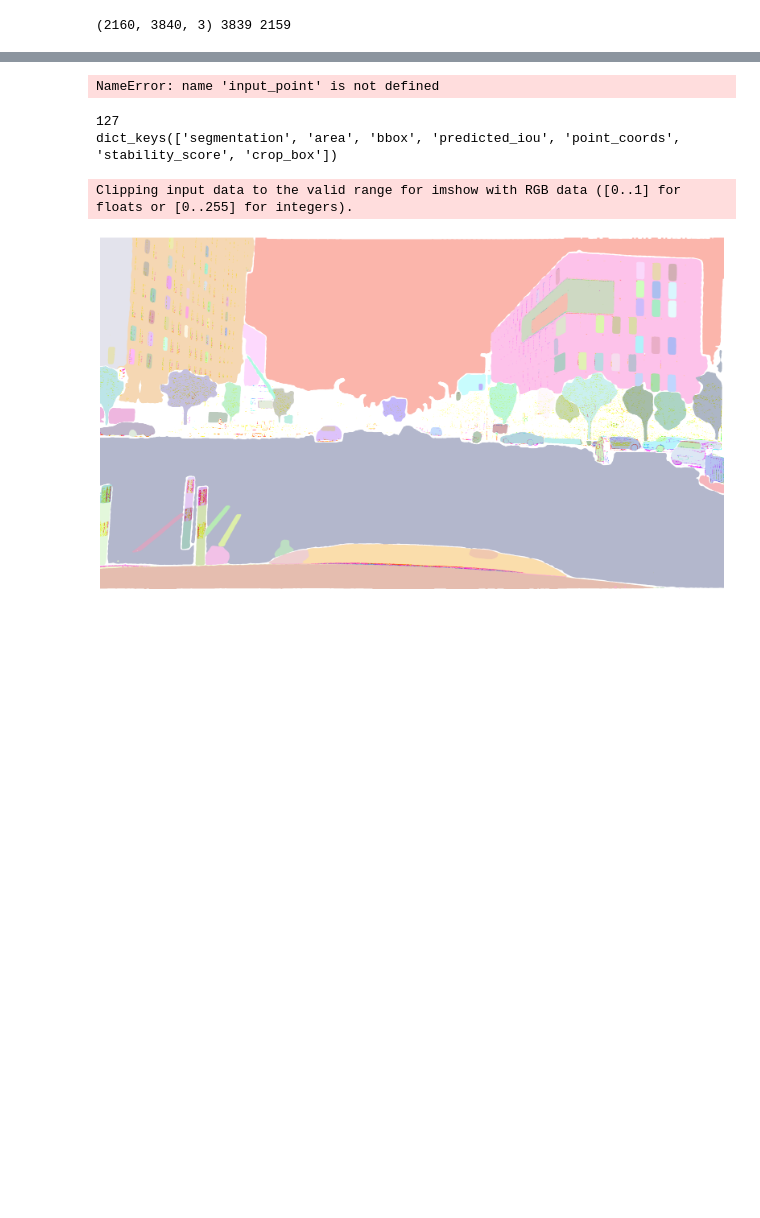
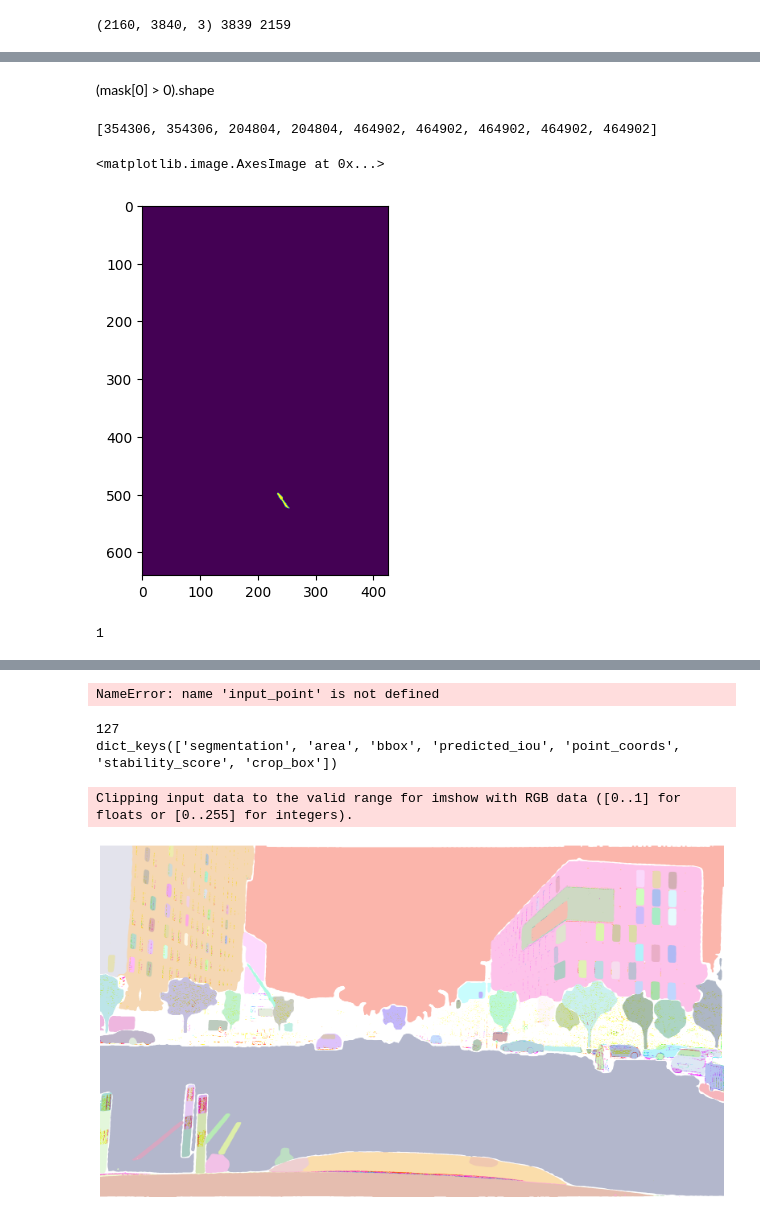
Before and after one commit to YatesZhang/retrieval, a Jupyter notebook: sam/SAM.ipynb, the cells around one changed output, grey strips where cells are left out. Cells and saved outputs as stored; diff of their text form; code cells hidden in the pictures; blank space fills up the shorter version.

```diff
--- a/sam/SAM.ipynb
+++ b/sam/SAM.ipynb
@@ -141,0 +89,2 @@ OutOfMemoryError: CUDA out of memory. Tried to allocate 697.00 GiB (GPU 2; 23.70
+# %%
+coco.loadImgs(coco.getImgIds(catIds=[90])[:3]), coco.loadCats([90])
@@ -141,0 +109,38 @@ OutOfMemoryError: CUDA out of memory. Tried to allocate 697.00 GiB (GPU 2; 23.70
+# %% [markdown]
+(mask[0] > 0).shape
+# %%
+imgIds = coco.getImgIds(catIds=[90])[:3]
+annIds = coco.getAnnIds(imgIds=imgIds, catIds=[90], iscrowd=None)
+anns = coco.loadAnns(annIds)
+# %%
+[ann['image_id'] for ann in anns]
+# %% [output]
+[354306, 354306, 204804, 204804, 464902, 464902, 464902, 464902, 464902]
+# %%
+mask = coco.annToMask(anns[0])
+img_id = anns[0]['image_id']
+# for i in range(len(anns)):
+#     if anns[i]['image_id'] == img_id:
+#         mask += coco.annToMask(anns[i])
+plt.imshow(mask)
+# %% [output]
+<matplotlib.image.AxesImage at 0x...>
+[figure, added]
+# %%
+import pycocotools
+from pycocotools.coco import COCO
+import io
+
+annFile = ANNOTATIONS_PATH
+coco=COCO(annFile)
+
+class COCOPrompter(object):
+    def __init__(self, annFile, shot=5):
+        self.coco = COCO(annFile)
+        self.shot = shot
+
+    def create_buffer(self, catId):
+        setattr(self, )
+    def prompt(self, catIds):
+# %% [output]
+1
```
Also changed, not shown: parts of 17 cells of this notebook, 2 other files.
